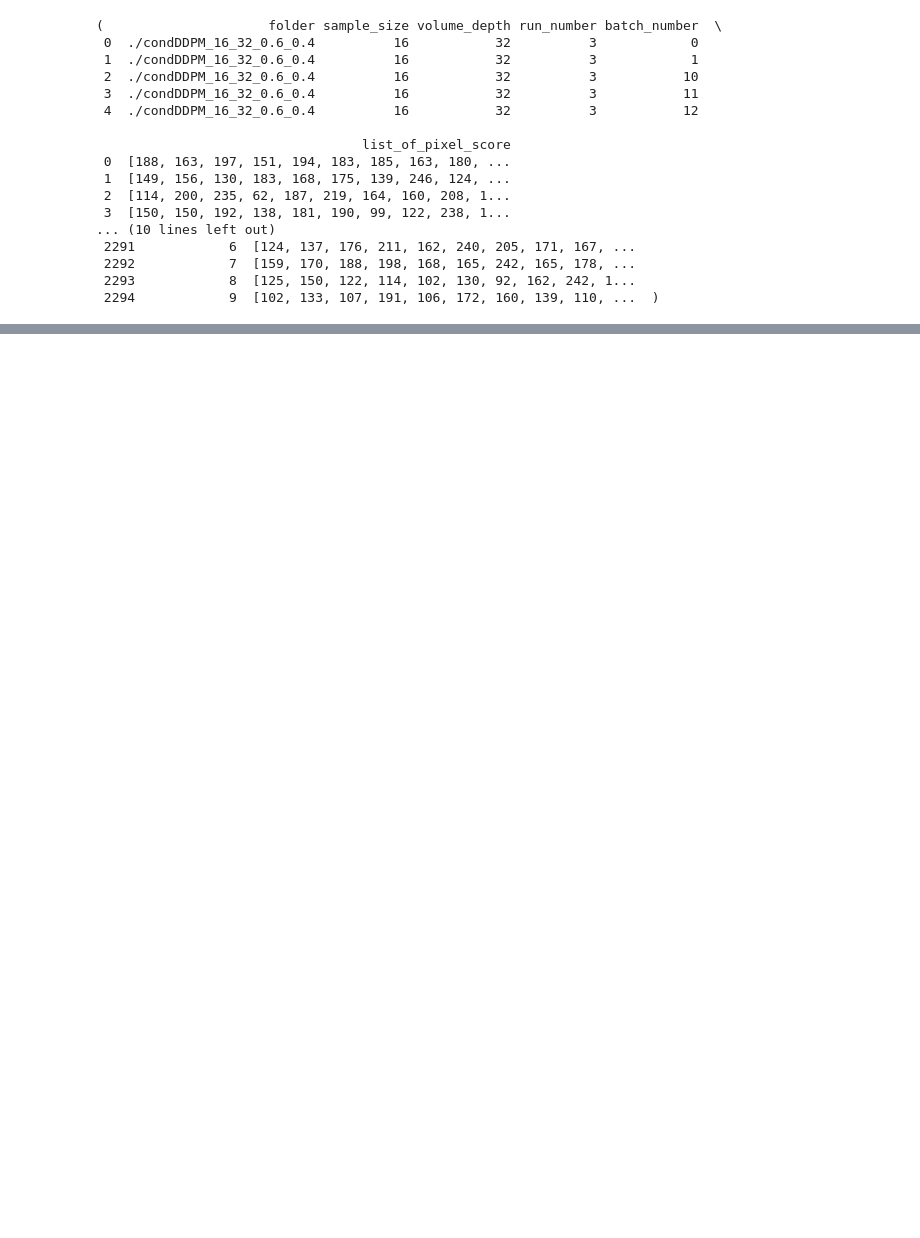
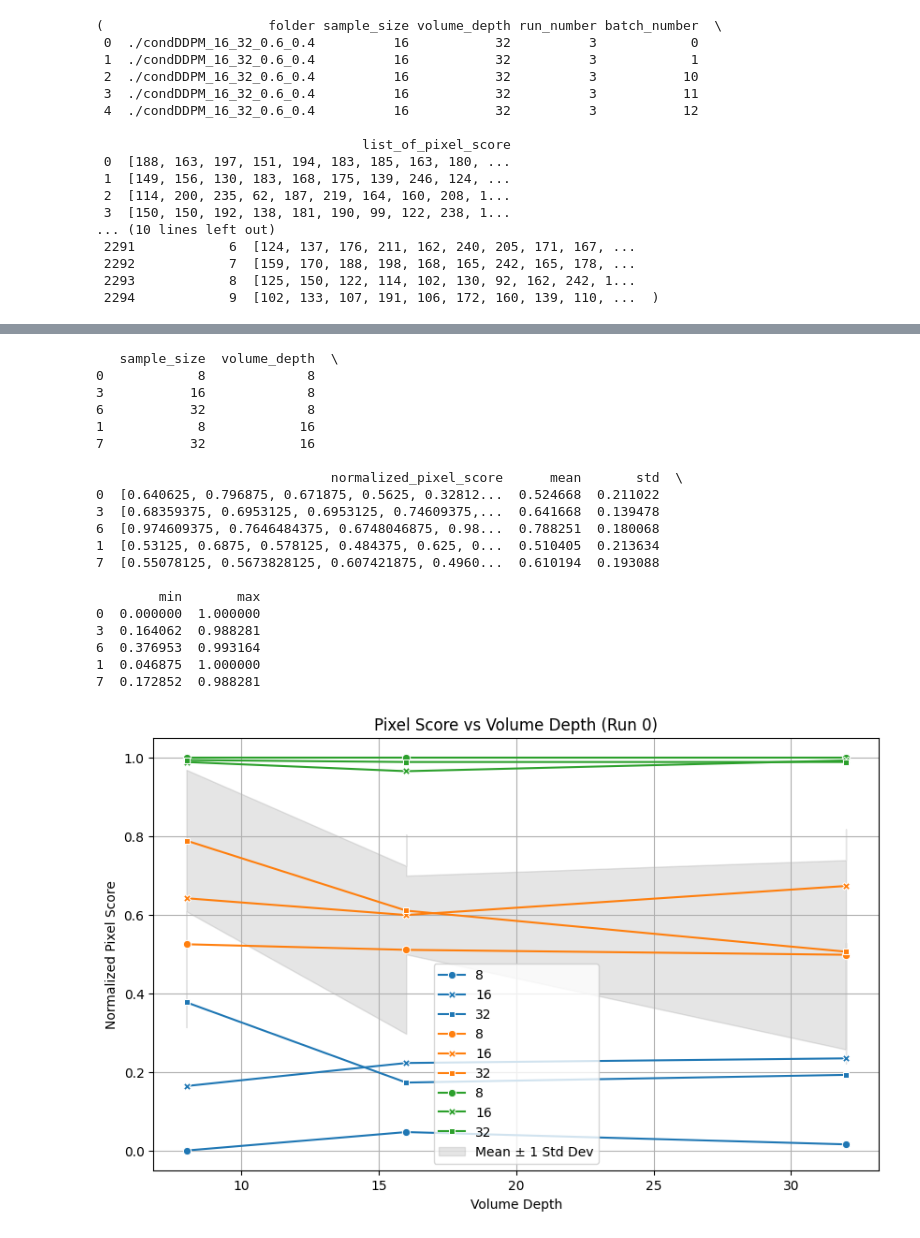
Before and after one commit to naiikaa/grandchallenges_vesuvius, a Jupyter notebook: src/experiments/viz.ipynb, the cells around one changed output, grey strips where cells are left out. Drawn from its saved outputs; the diff is of its cells as text; code cells hidden in the pictures; blank space fills up the shorter version.

```diff
--- a/src/experiments/viz.ipynb
+++ b/src/experiments/viz.ipynb
@@ -59,3 +125,46 @@ df["max_normalized_pixel_score"] = df["normalized_pixel_score"].apply(np.max)
+# %%
+#plot mean, min, max against volume_depth
+import seaborn as sns
+plt.figure(figsize=(10,6))
+sample_sizes = df_run0["volume_depth"].astype(int).unique()
+#plt.plot(sample_sizes, df_run0["mean"], label="Mean", marker='o')
+#plt.fill_between(sample_sizes, df_run0["min"], df_run0["max"], color='gray', alpha=0.2, label="Min-Max Range")
+#sort dfrun0 by sample_size
+df_run0 = df_run0.sort_values(by="volume_depth")
+print(df_run0.head())
+sns.lineplot(x="volume_depth", y="min", data=df_run0, style="sample_size", markers=True, dashes=False)
+sns.lineplot(x="volume_depth", y="mean", data=df_run0, style="sample_size", markers=True, dashes=False)
+sns.lineplot(x="volume_depth", y="max", data=df_run0, style="sample_size", markers=True, dashes=False)
+#plot a channel around mean using std
+plt.fill_between(df_run0["volume_depth"], df_run0["mean"] - df_run0["std"], df_run0["mean"] + df_run0["std"], color='gray', alpha=0.2, label="Mean ± 1 Std Dev")
+plt.xlabel("Volume Depth")
+plt.ylabel("Normalized Pixel Score")
+plt.title("Pixel Score vs Volume Depth (Run 0)")
+plt.legend()
+plt.grid()
+plt.show()
+# %% [output]
+   sample_size  volume_depth  \
+0            8             8
+3           16             8
+6           32             8
+1            8            16
+7           32            16
+
+                              normalized_pixel_score      mean       std  \
+0  [0.640625, 0.796875, 0.671875, 0.5625, 0.32812...  0.524668  0.211022
+3  [0.68359375, 0.6953125, 0.6953125, 0.74609375,...  0.641668  0.139478
+6  [0.974609375, 0.7646484375, 0.6748046875, 0.98...  0.788251  0.180068
+1  [0.53125, 0.6875, 0.578125, 0.484375, 0.625, 0...  0.510405  0.213634
+7  [0.55078125, 0.5673828125, 0.607421875, 0.4960...  0.610194  0.193088
+
+        min       max
+0  0.000000  1.000000
+3  0.164062  0.988281
+6  0.376953  0.993164
+1  0.046875  1.000000
+7  0.172852  0.988281
+[figure, added]
 # %%
 
 #plot with seaborn lineplot with hue as volume_depth and style as sample_size
```
Also changed, not shown: parts of 9 cells of this notebook, 6 other files.
